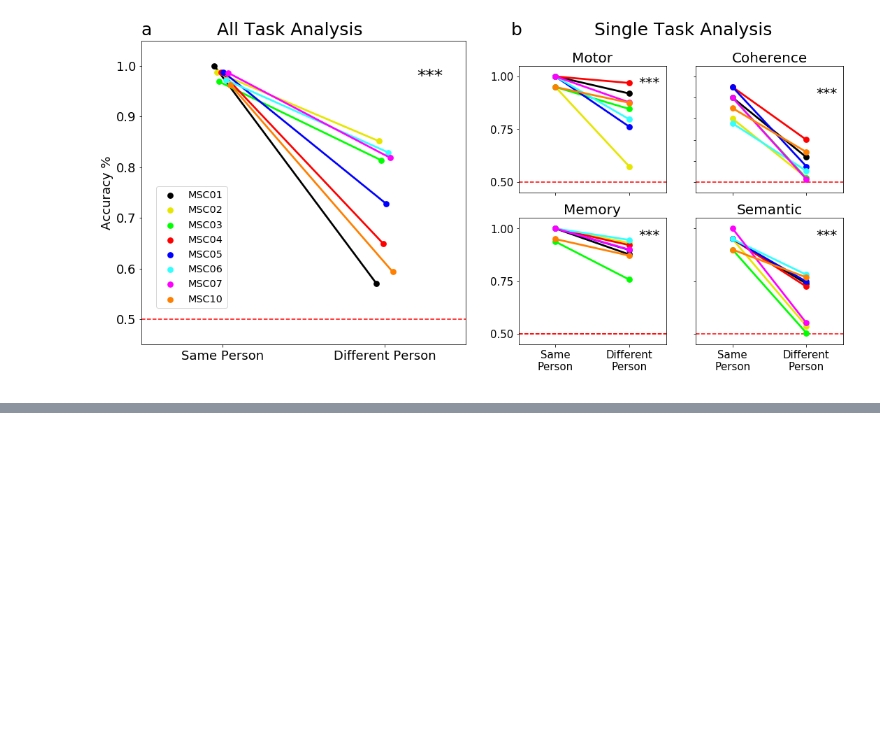
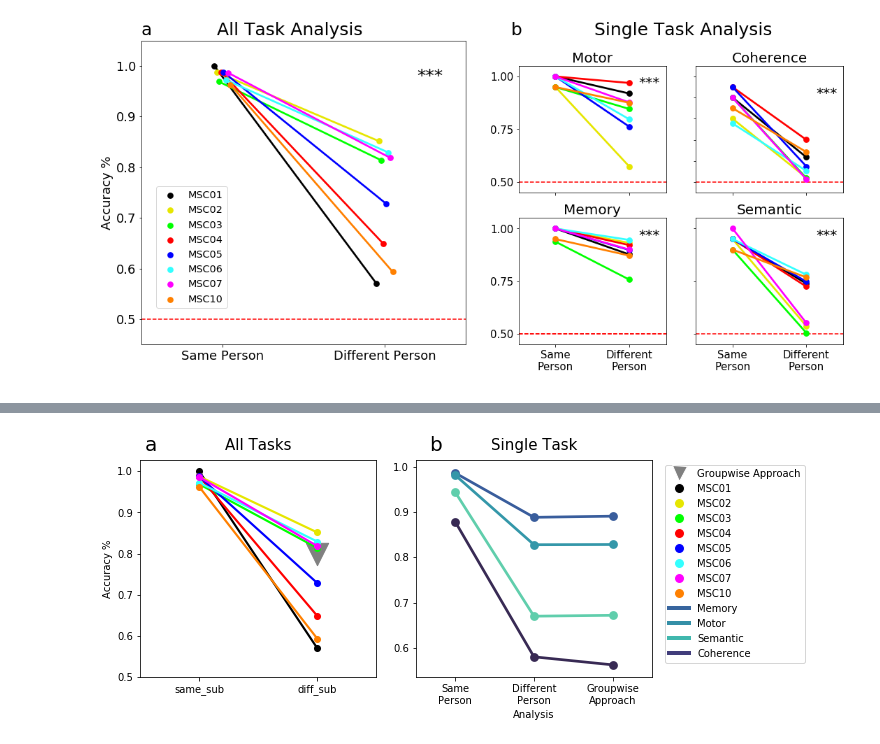
Before and after one commit to GrattonLab/Porteretal_taskprediction, a Jupyter notebook: code/pyScripts/Figures/FinalFigures.ipynb, the cells around one changed output, grey strips where cells are left out. Cells and saved outputs as stored; diff of their text form; code cells hidden in the pictures; blank space fills up the shorter version.

Commit message:
figures

```diff
--- a/code/pyScripts/Figures/FinalFigures.ipynb
+++ b/code/pyScripts/Figures/FinalFigures.ipynb
@@ -793 +288,45 @@ plt.savefig(thisDir+'output/FigsFinal/SSBS_point_plots.png', bbox_inches='tight'
+# %%
+#Groupwise comparison
+legend_elements = [Line2D([0], [0], color='w',markerfacecolor='gray', marker='v',markersize=15,label='Groupwise Approach'),
+                    Line2D([0], [0],  color='w',markerfacecolor=MSCdict['1'],marker='o',markersize=10,label='MSC01'),
+                  Line2D([0], [0],  color='w',markerfacecolor=MSCdict['2'],marker='o',markersize=10,label='MSC02'),
+                  Line2D([0], [0],  color='w',markerfacecolor=MSCdict['3'],marker='o',markersize=10,label='MSC03'),
+                  Line2D([0], [0],  color='w',markerfacecolor=MSCdict['4'],marker='o',markersize=10,label='MSC04'),
+                  Line2D([0], [0],  color='w',markerfacecolor=MSCdict['5'],marker='o',markersize=10,label='MSC05'),
+                  Line2D([0], [0],  color='w',markerfacecolor=MSCdict['6'],marker='o',markersize=10,label='MSC06'),
+                  Line2D([0], [0],  color='w',markerfacecolor=MSCdict['7'],marker='o',markersize=10,label='MSC07'),
+                  Line2D([0], [0],  color='w',markerfacecolor=MSCdict['10'],marker='o',markersize=10,label='MSC10'),
+                  Line2D([0], [0], color='#37659e', lw=4,label='Memory'),
+                   Line2D([0], [0], color='#348fa7', lw=4, label='Motor'),
+                Line2D([0], [0], color='#40b7ad', lw=4,label='Semantic'),
+                Line2D([0], [0], color='#413d7b', lw=4,label='Coherence')]
+fig=plt.figure(figsize=(12,4))
+gs = gridspec.GridSpec(nrows=1, ncols=3,width_ratios=[2,2,1])
+fig.text(.13, .91, 'a',fontsize=20)
+fig.text(.46, .91, 'b',fontsize=20)
+ax1=fig.add_subplot(gs[0,1])
+ax=sns.pointplot(x='Analysis',y='acc',hue='task',data=compare_group,legend=False,order=['same_sub','diff_sub','group'],palette='mako',ax=ax1)
+plt.ylabel(" ", fontsize=10)
+ax.set_title('Single Task', fontsize=15, pad=10)
+ax.legend_.remove()
+ax.set_xticklabels(['Same\nPerson', 'Different\nPerson','Groupwise\nApproach'])
+ax2=fig.add_subplot(gs[0,0])
+ax2.scatter(x=1,y=mL_group,s=500,color='gray',marker="v")
+ax=sns.pointplot(x="Analysis",y="acc", hue="train_sub",ci=None, scale=.8,data=allTask_Binary,order=['same_sub','diff_sub'],color='r', palette=['1','2','3','4','5','6','7','10'],ax=ax2)
+ax.set_title('All Tasks', fontsize=15, pad=10)
+y=[.5,.6,.7,.8,.9,1.0]
+plt.yticks(y)
+plt.ylabel("Accuracy %", fontsize=10)
+plt.xlabel(' ')
+ax.legend_.remove()
+ax9= fig.add_subplot(gs[0, 2])
+ax9.set_axis_off()
+plt.setp(ax9.get_yticklabels(), visible=False)
+plt.setp(ax9.get_xticklabels(), visible=False)
+ax9.set_xticks([])
+ax9.set_yticks([])
+ax9.legend(handles=legend_elements)
+plt.savefig(figsDir+'groupwise_mL_compPlot.png', bbox_inches='tight')
+# %% [output]
+[figure, added]
 # %%
```
Also changed, not shown: parts of 31 cells of this notebook, 10 other files.
